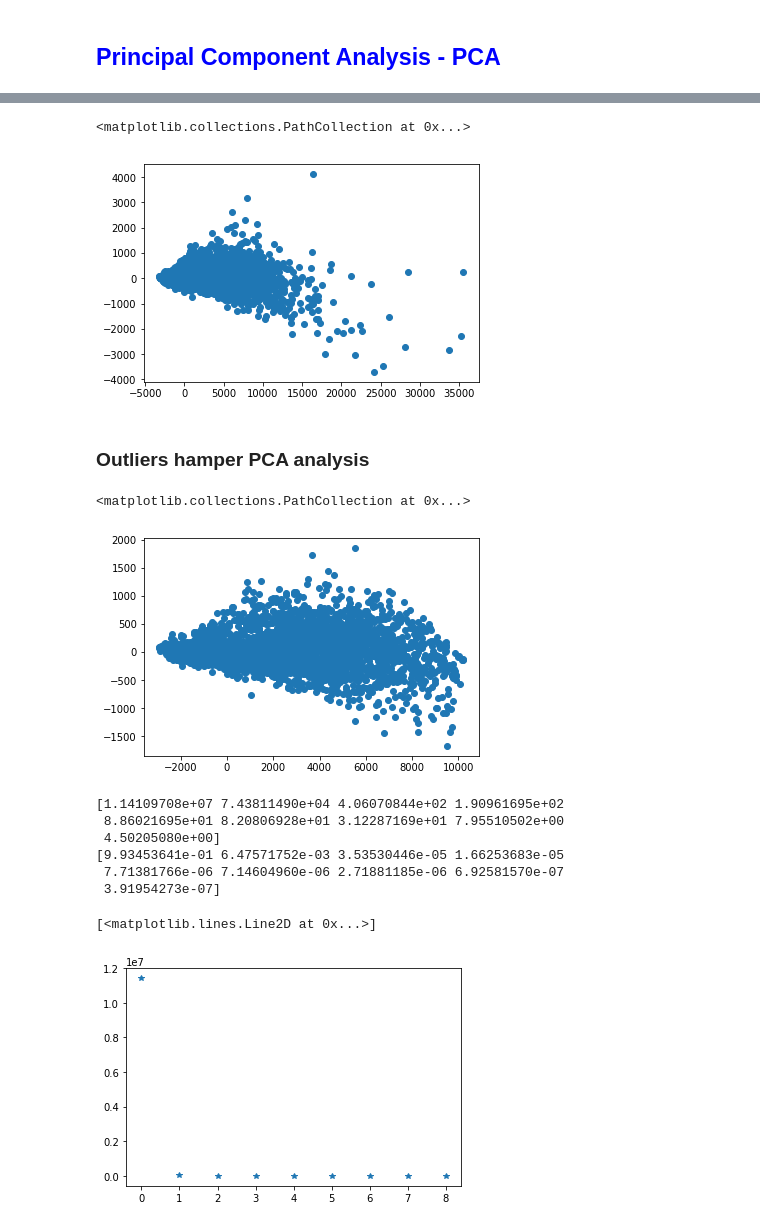
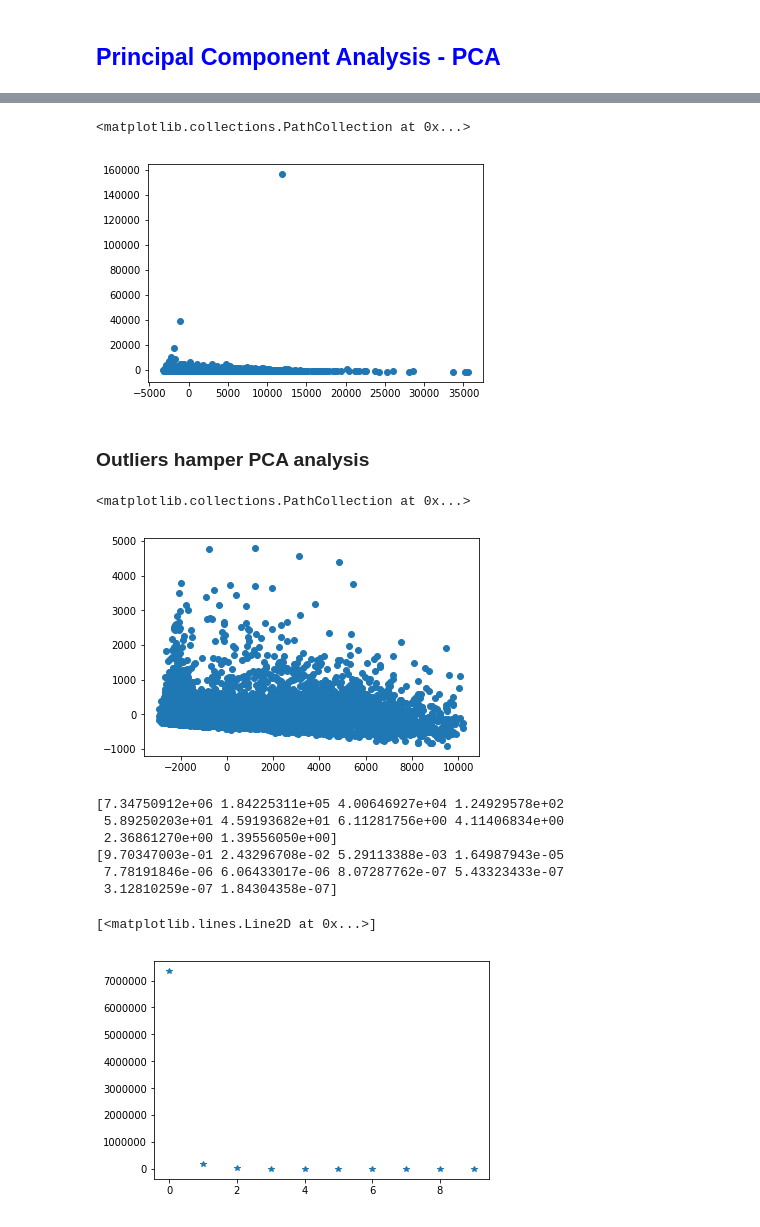
Before and after one commit to lgnonato/Machine_Learning_with_Python, a Jupyter notebook: PCA/pynb/Machine_Learning_4_DS-PCA.ipynb, the cells around one changed output, grey strips where cells are left out. Drawn from its saved outputs; the diff is of its cells as text; code cells hidden in the pictures.

```diff
--- a/PCA/pynb/Machine_Learning_4_DS-PCA.ipynb
+++ b/PCA/pynb/Machine_Learning_4_DS-PCA.ipynb
@@ -31,24 +31,30 @@ import matplotlib.pyplot as plt
 df = pd.read_csv('domicilios-rio2010.csv')
 
 print(df.columns)
+print(df.shape)
 
 ###########
 # cleaning the data (remove rows with NaN)
 ###########
 
 df.dropna(how='any',inplace=True)
+print(df.shape)
 
 ###########
 # converting data columns to numpy array
 ###########
 
-#data = df[['num_Habitantes','AguaADEQUADA', 'EsgotoADEQUADO',
-#       'Medidor_Eletric', 'LixoADEQUADO', 'Analfa10a14anos', 'Analfa15ouMais',
-#       'RespRenda_Ate1Sal', 'RendaPerCapita', 'DomRendaMedia']].values
+columns = ['num_Habitantes','AguaADEQUADA', 'EsgotoADEQUADO',
+      'Medidor_Eletric', 'LixoADEQUADO', 'Analfa10a14anos', 'Analfa15ouMais',
+      'RespRenda_Ate1Sal', 'RendaPerCapita', 'DomRendaMedia']
 
-data = df[['AguaADEQUADA', 'EsgotoADEQUADO',
-       'Medidor_Eletric', 'LixoADEQUADO', 'Analfa10a14anos', 'Analfa15ouMais',
-       'RespRenda_Ate1Sal', 'RendaPerCapita', 'DomRendaMedia']].values
+data = df[columns].values
+
+# data = df[['AguaADEQUADA', 'EsgotoADEQUADO',
+#        'Medidor_Eletric', 'LixoADEQUADO', 'Analfa10a14anos', 'Analfa15ouMais',
+#        'RespRenda_Ate1Sal', 'RendaPerCapita', 'DomRendaMedia']].values
+
+print(data.shape)
 
 # data = df[['AguaADEQUADA', 'EsgotoADEQUADO',
 #        'Medidor_Eletric', 'LixoADEQUADO', 'Analfa10a14anos', 'Analfa15ouMais',
@@ -69,7 +78,7 @@ data_2d=pca_proj1.fit_transform(data)
 plt.scatter(data_2d[:,0],data_2d[:,1])
 # %% [output]
 <matplotlib.collections.PathCollection at 0x...>
-[figure, old version]
+[figure, new version]
 # %% [markdown]
 ### Outliers hamper PCA analysis
 # %%
@@ -92,25 +101,25 @@ data_2d_filtered=pca_proj2.fit_transform(data_filtered)
 plt.scatter(data_2d_filtered[:,0],data_2d_filtered[:,1])
 # %% [output]
 <matplotlib.collections.PathCollection at 0x...>
-[figure, old version]
+[figure, new version]
 # %%
 #############
-# amount of explained variance original data
+# amount of explained variance
 #############
 
 data_pca = PCA(svd_solver='full')
 #data_pca.fit(data[1:])
-data_pca.fit(data)
+data_pca.fit(data_filtered)
 print(data_pca.explained_variance_)
 print(data_pca.explained_variance_ratio_)
 
 plt.plot(data_pca.explained_variance_, '*')
 # %% [output]
-[1.14109708e+07 7.43811490e+04 4.06070844e+02 1.90961695e+02
- 8.86021695e+01 8.20806928e+01 3.12287169e+01 7.95510502e+00
- 4.50205080e+00]
-[9.93453641e-01 6.47571752e-03 3.53530446e-05 1.66253683e-05
- 7.71381766e-06 7.14604960e-06 2.71881185e-06 6.92581570e-07
- 3.91954273e-07]
+[7.34750912e+06 1.84225311e+05 4.00646927e+04 1.24929578e+02
+ 5.89250203e+01 4.59193682e+01 6.11281756e+00 4.11406834e+00
+ 2.36861270e+00 1.39556050e+00]
+[9.70347003e-01 2.43296708e-02 5.29113388e-03 1.64987943e-05
+ 7.78191846e-06 6.06433017e-06 8.07287762e-07 5.43323433e-07
+ 3.12810259e-07 1.84304358e-07]
 [<matplotlib.lines.Line2D at 0x...>]
-[figure, old version]
+[figure, new version]
```
Also changed, not shown: parts of 6 cells of this notebook.
